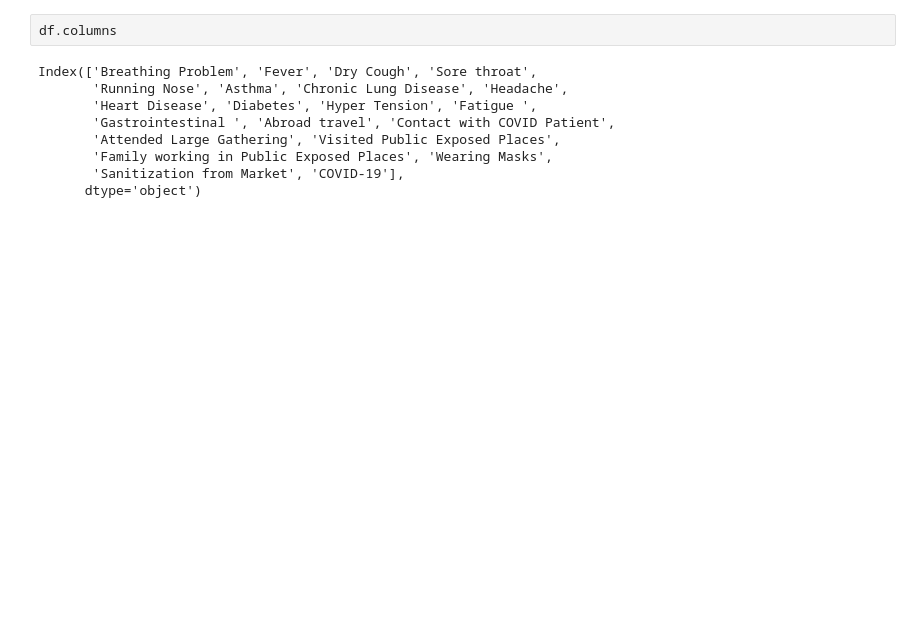
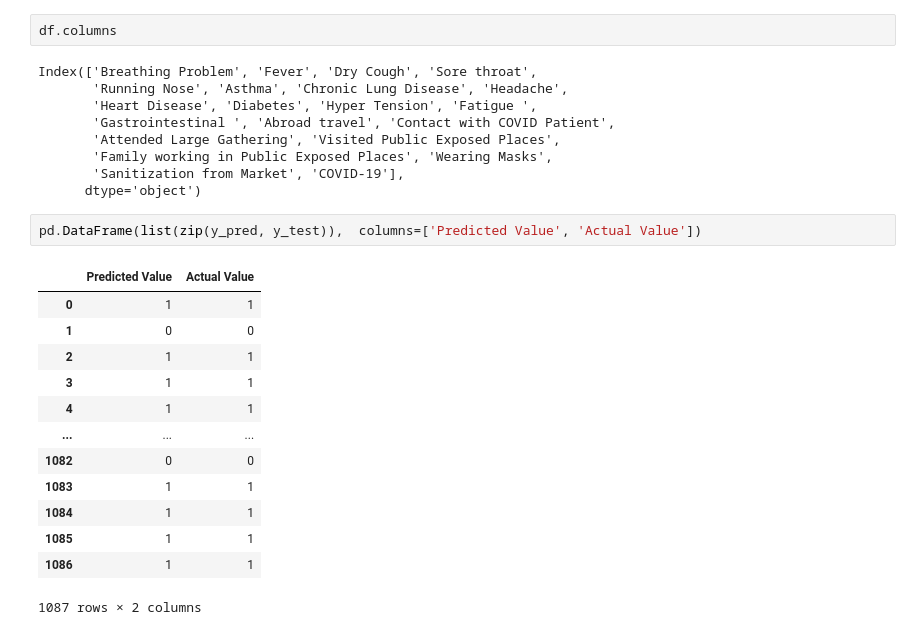
Before and after one commit to SophanonChhoun/Covid-19-Prediction, a Jupyter notebook: notebooks/main.ipynb, the cells around one changed output. Drawn from its saved outputs; the diff is of its cells as text; blank space fills up the shorter version.

```diff
--- a/notebooks/main.ipynb
+++ b/notebooks/main.ipynb
@@ -330,3 +346,19 @@ Index(['Breathing Problem', 'Fever', 'Dry Cough', 'Sore throat',
        'Family working in Public Exposed Places', 'Wearing Masks',
        'Sanitization from Market', 'COVID-19'],
       dtype='object')
+# %%
+pd.DataFrame(list(zip(y_pred, y_test)),  columns=['Predicted Value', 'Actual Value'])
+# %% [output]
+|  | Predicted Value | Actual Value |
+| 0 | 1 | 1 |
+| 1 | 0 | 0 |
+| 2 | 1 | 1 |
+| 3 | 1 | 1 |
+| 4 | 1 | 1 |
+| ... | ... | ... |
+| 1082 | 0 | 0 |
+| 1083 | 1 | 1 |
+| 1084 | 1 | 1 |
+| 1085 | 1 | 1 |
+| 1086 | 1 | 1 |
+1087 rows × 2 columns
```
Also changed, not shown: parts of 10 cells of this notebook, 1 other file.
